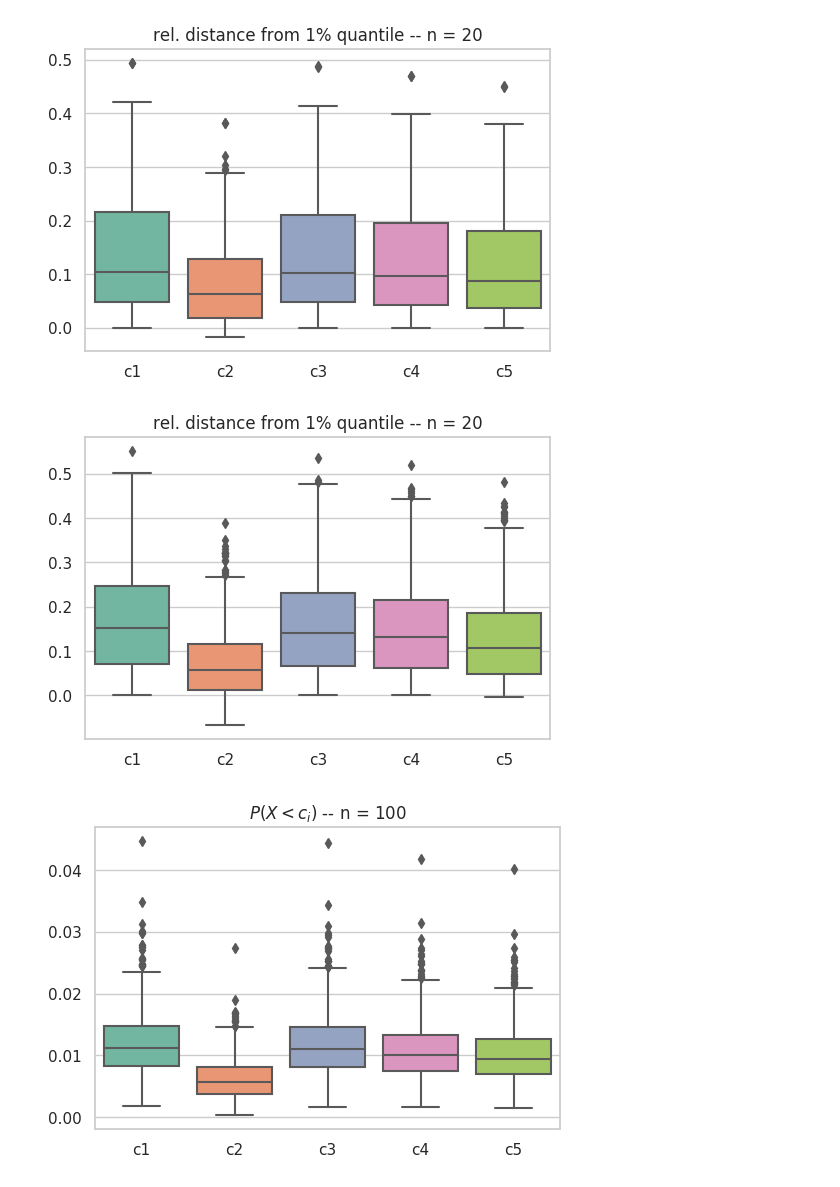
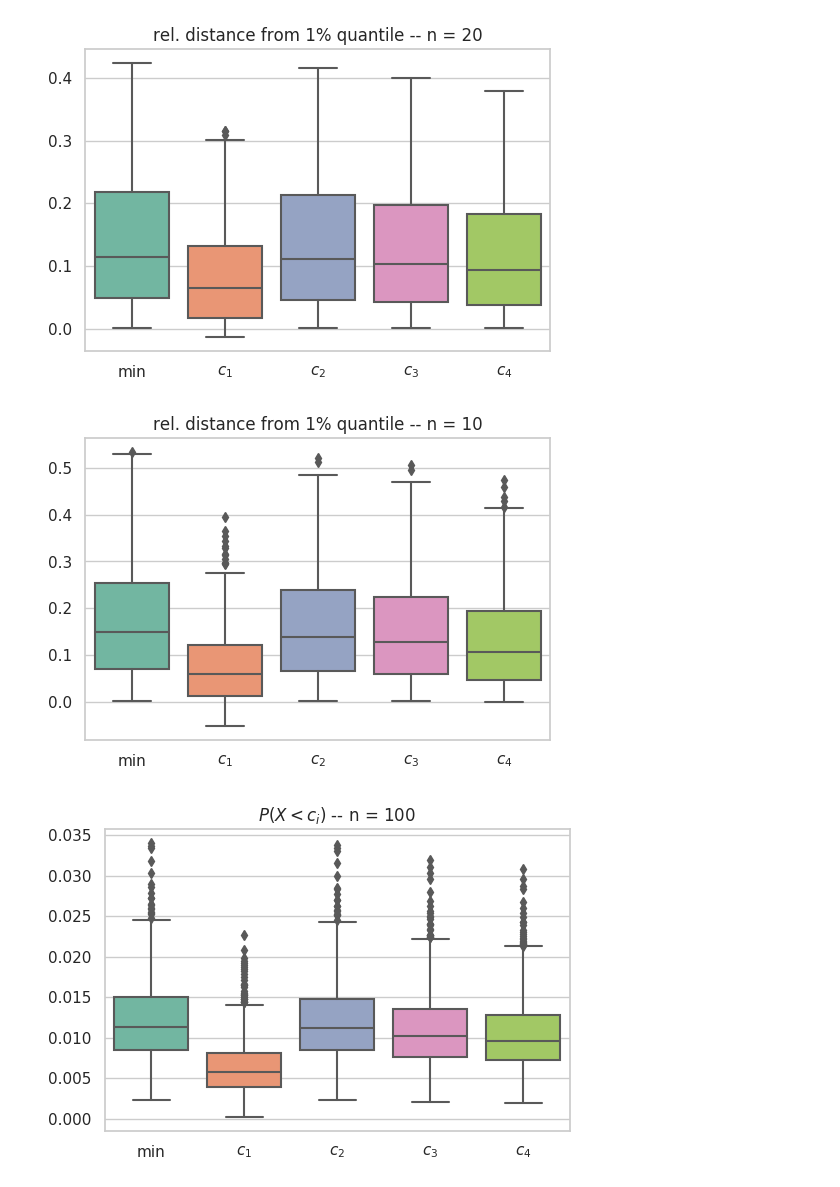
Before and after one commit to matheushjs/2020-paper-statistical-comput, a Jupyter notebook: experiments/test_estimators.ipynb, the cells around one changed output. Drawn from its saved outputs; the diff is of its cells as text; code cells hidden in the pictures.

```diff
--- a/experiments/test_estimators.ipynb
+++ b/experiments/test_estimators.ipynb
@@ -107,6 +107,6 @@ plt.show()
 # %%
 data = sample20[columns]
-data.columns = ["c1", "c2", "c3", "c4", "c5"]
+data.columns = ["min", "$c_1$", "$c_2$", "$c_3$", "$c_4$"]
 
 plt.figure(dpi=100)
 sns.boxplot(data=data)
@@ -114,30 +114,30 @@ plt.title("rel. distance from 1% quantile -- n = 20")
 
 plt.show()
 # %% [output]
-[figure, old version]
+[figure, new version]
 # %%
 data = sample10[columns]
-data.columns = ["c1", "c2", "c3", "c4", "c5"]
+data.columns = ["min", "$c_1$", "$c_2$", "$c_3$", "$c_4$"]
 
 plt.figure(dpi=100)
 sns.boxplot(data=data)
-plt.title("rel. distance from 1% quantile -- n = 20")
+plt.title("rel. distance from 1% quantile -- n = 10")
 
 plt.show()
 # %% [output]
-[figure, old version]
+[figure, new version]
 # %%
 columns = ["cdf{}".format(i) for i in range(1, 6)]
 data = sample100[columns]
-data.columns = ["c1", "c2", "c3", "c4", "c5"]
+data.columns = ["min", "$c_1$", "$c_2$", "$c_3$", "$c_4$"]
 
 plt.figure(dpi=100)
 sns.boxplot(data=data)
 plt.title("$P(X < c_i)$ -- n = 100")
 
 plt.savefig("cdf_n100.png")
 plt.show()
 # %% [output]
-[figure, old version]
+[figure, new version]
 # %%
 data = sample50[columns]
```
Also changed, not shown: parts of 18 cells of this notebook.
